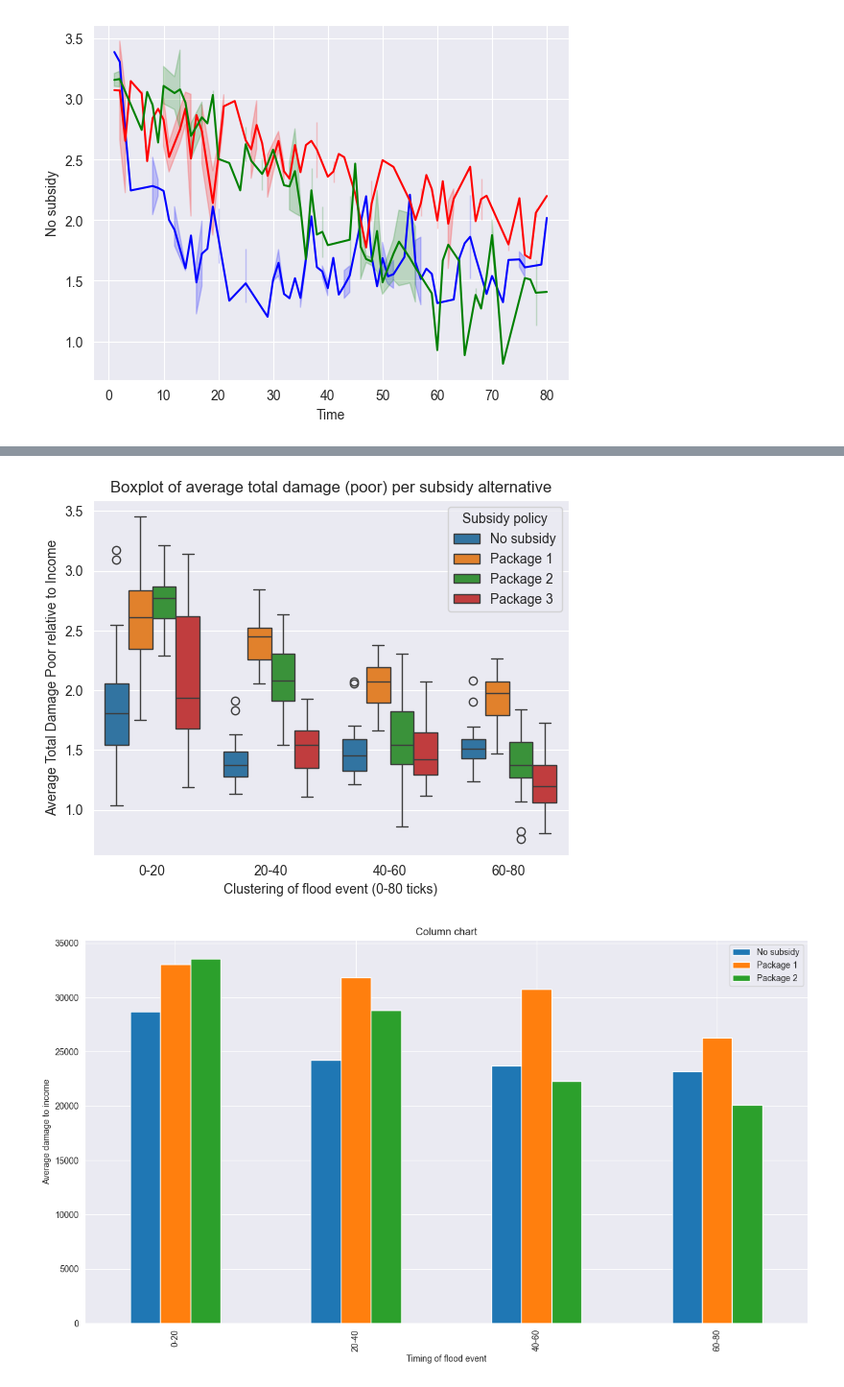
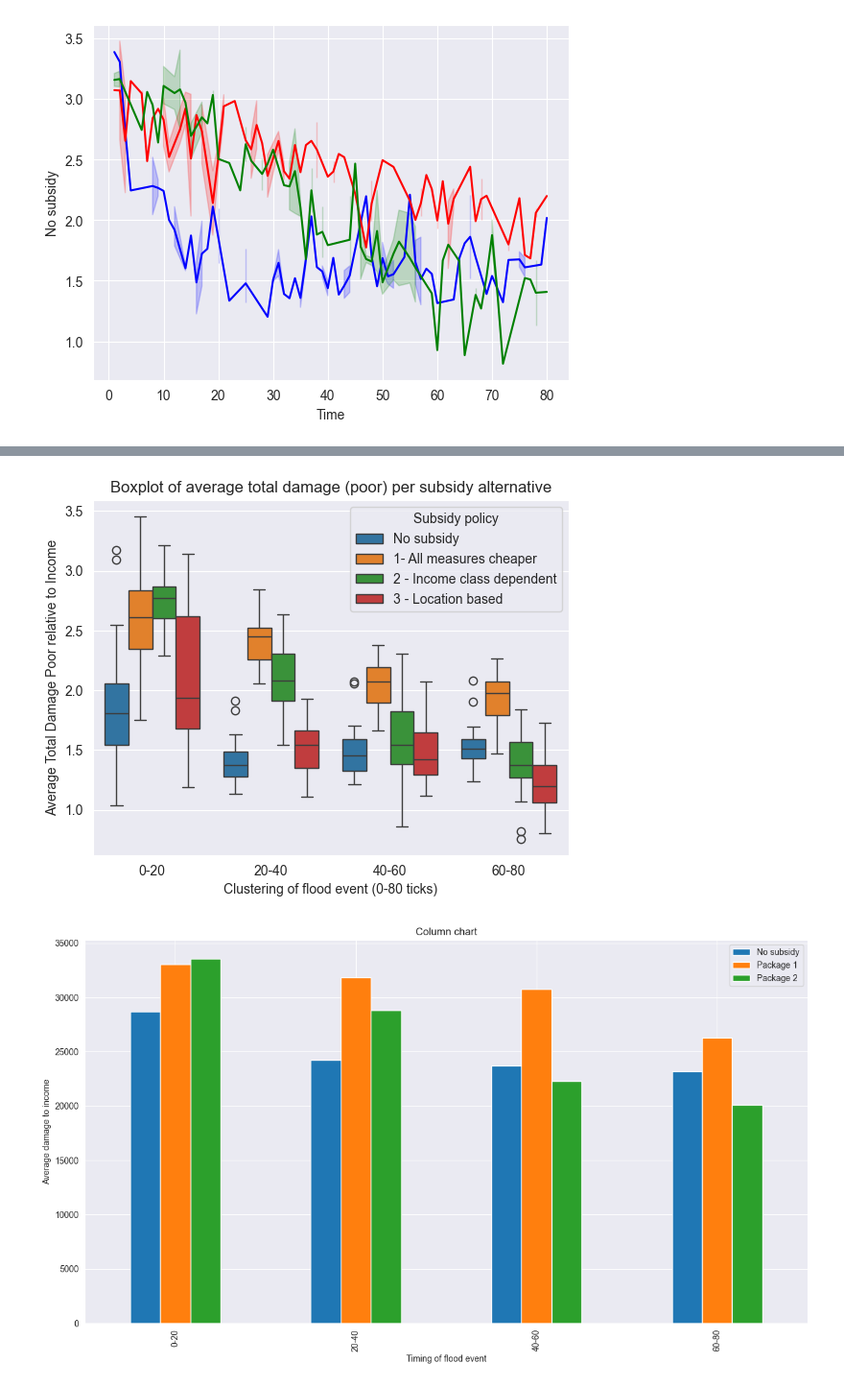
Before and after one commit to Martijntjevdg/SEN1211-ABM, a Jupyter notebook: base_model_mesa/model/PolicyExperimentsAnalysis.ipynb, the cells around one changed output, grey strips where cells are left out. Shown: that part at 96% size. Saved outputs shown, nothing was run; the diff lists cells and outputs as text; code cells hidden in the pictures.

```diff
--- a/base_model_mesa/model/PolicyExperimentsAnalysis.ipynb
+++ b/base_model_mesa/model/PolicyExperimentsAnalysis.ipynb
@@ -131,30 +131,30 @@ plt.show()
 # %%
 ##POOOOOR
 # Assuming 'data' is your DataFrame with damage columns for each income class
 # Replace this line with your actual DataFrame
 data_experiments3 = pd.DataFrame({
     'Flood event': results_final['Cluster'],
     'No subsidy': no_subsidy['AverageIncomeToDamagePoorHousehold'],
-    'Package 1': package_1['AverageIncomeToDamagePoorHousehold'],
-    'Package 2': package_2['AverageIncomeToDamagePoorHousehold'],
-    'Package 3': package_3['AverageIncomeToDamagePoorHousehold']
+    '1- All measures cheaper': package_1['AverageIncomeToDamagePoorHousehold'],
+    '2 - Income class dependent': package_2['AverageIncomeToDamagePoorHousehold'],
+    '3 - Location based': package_3['AverageIncomeToDamagePoorHousehold']
 })
 
 # Reshape the DataFrame to long format
 melted2_data = pd.melt(data_experiments3, id_vars=['Flood event'], var_name='Subsidy policy', value_name='total_damage')
 
 # Create the boxplot using Seaborn
 sns.boxplot(x=melted2_data['Flood event'], y=melted2_data['total_damage'], hue=melted2_data['Subsidy policy'])
 
 plt.title('Boxplot of average total damage (poor) per subsidy alternative')
 plt.xlabel('Clustering of flood event (0-80 ticks)')
 plt.ylabel('Average Total Damage Poor relative to Income')
 
-output_path_experiments = r'../result_figures/Boxplot_Experiments.png'
-plt.savefig(output_path_experiments)
+output_path_experiments3 = r'../result_figures/Poor_Boxplot_Experiments.png'
+plt.savefig(output_path_experiments3)
 plt.show()
 # %% [output]
-[figure, old version]
+[figure, new version]
 # %%
 # Create the plotdata DataFrame - we have not used this, because afterwards we chose for boxplots. But it was a way to experiment with the data.
 plotdata2 = pd.DataFrame({
```
Also changed, not shown: parts of 2 cells of this notebook, 3 other files.
